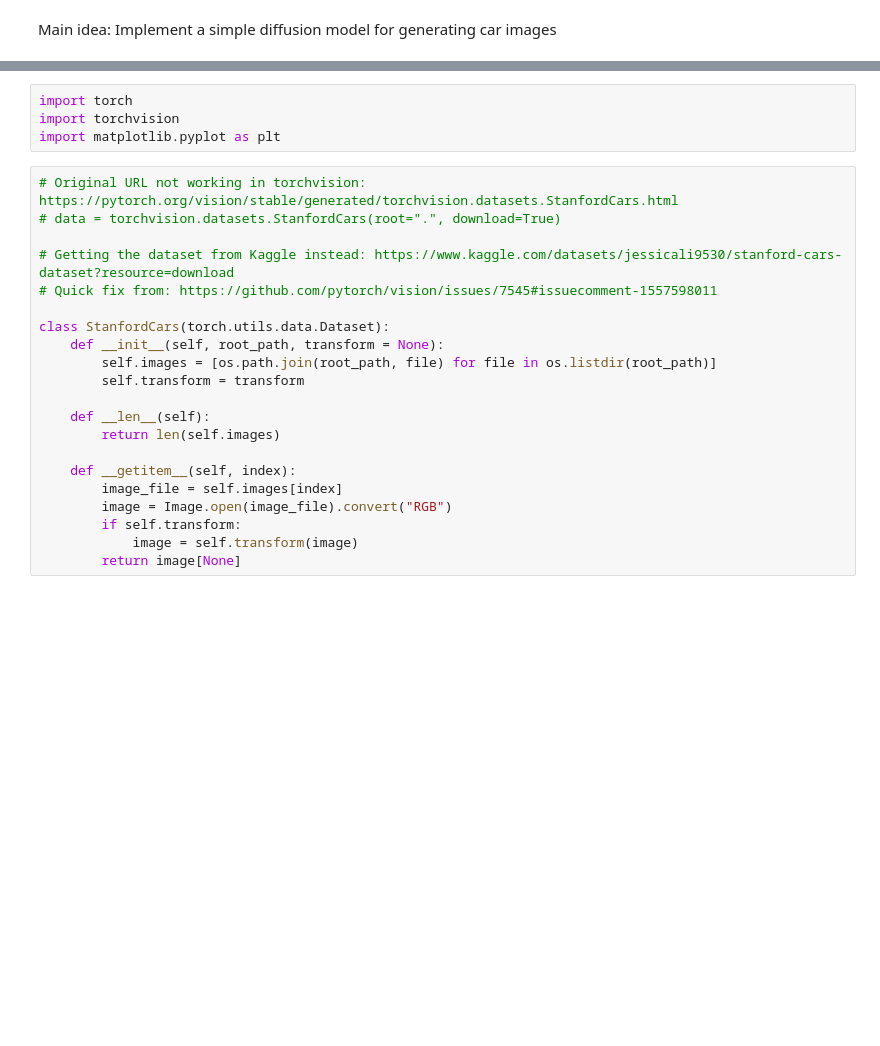
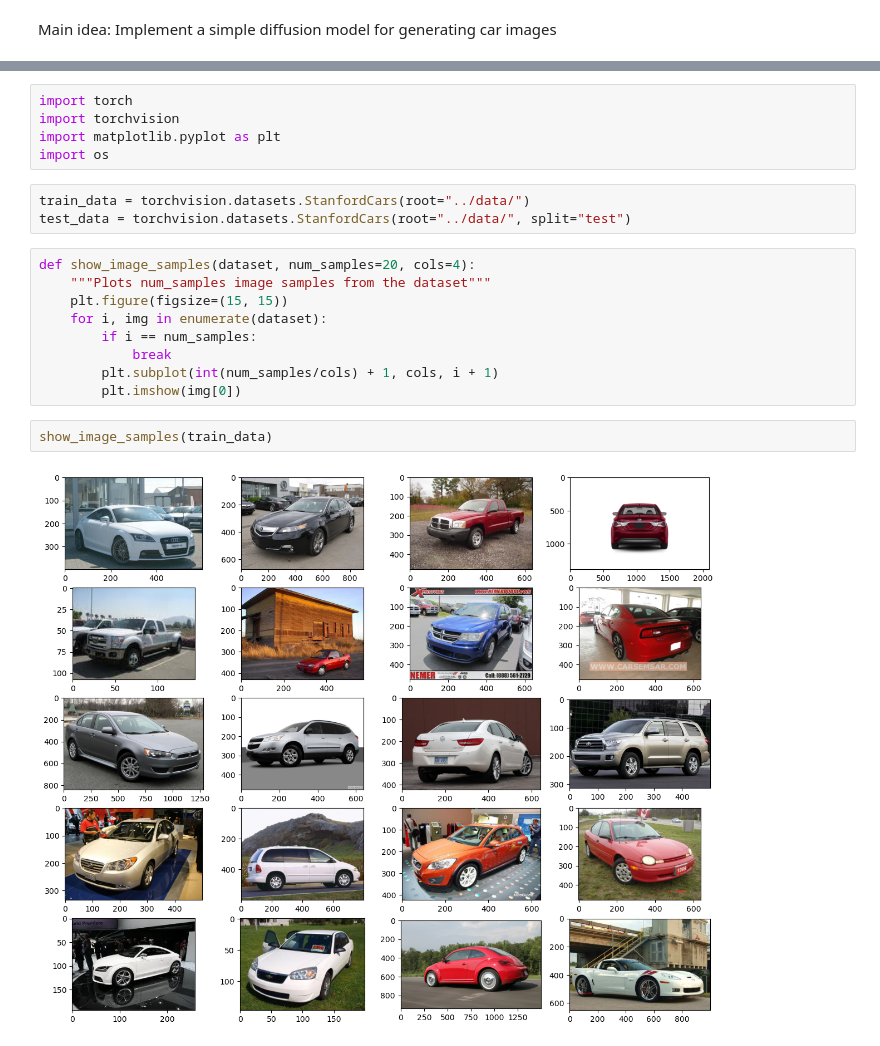
Before and after one commit to thefirebanks/research-papers, a Jupyter notebook: diffusion/ddpm.ipynb, the cells around one changed output, grey strips where cells are left out. Saved outputs shown, nothing was run; the diff lists cells and outputs as text; blank space fills up the shorter version.

Commit message:
fixed cars dataset loading issue

```diff
--- a/diffusion/ddpm.ipynb
+++ b/diffusion/ddpm.ipynb
@@ -14,24 +25,20 @@ Main idea: Implement a simple diffusion model for generating car images
 import torch
 import torchvision
 import matplotlib.pyplot as plt
+import os
 # %%
-# Original URL not working in torchvision: https://pytorch.org/vision/stable/generated/torchvision.datasets.StanfordCars.html
-# data = torchvision.datasets.StanfordCars(root=".", download=True)
-
-# Getting the dataset from Kaggle instead: https://www.kaggle.com/datasets/jessicali9530/stanford-cars-dataset?resource=download
-# Quick fix from: https://github.com/pytorch/vision/issues/7545#issuecomment-1557598011
-
-class StanfordCars(torch.utils.data.Dataset):
-    def __init__(self, root_path, transform = None):
-        self.images = [os.path.join(root_path, file) for file in os.listdir(root_path)]
-        self.transform = transform
-
-    def __len__(self):
-        return len(self.images)
-
-    def __getitem__(self, index):
-        image_file = self.images[index]
-        image = Image.open(image_file).convert("RGB")
-        if self.transform:
-            image = self.transform(image)
-        return image[None]
+train_data = torchvision.datasets.StanfordCars(root="../data/")
+test_data = torchvision.datasets.StanfordCars(root="../data/", split="test")
+# %%
+def show_image_samples(dataset, num_samples=20, cols=4):
+    """Plots num_samples image samples from the dataset"""
+    plt.figure(figsize=(15, 15))
+    for i, img in enumerate(dataset):
+        if i == num_samples:
+            break
+        plt.subplot(int(num_samples/cols) + 1, cols, i + 1)
+        plt.imshow(img[0])
+# %%
+show_image_samples(train_data)
+# %% [output]
+[figure, added]
```
Also changed, not shown: parts of 2 cells of this notebook.
